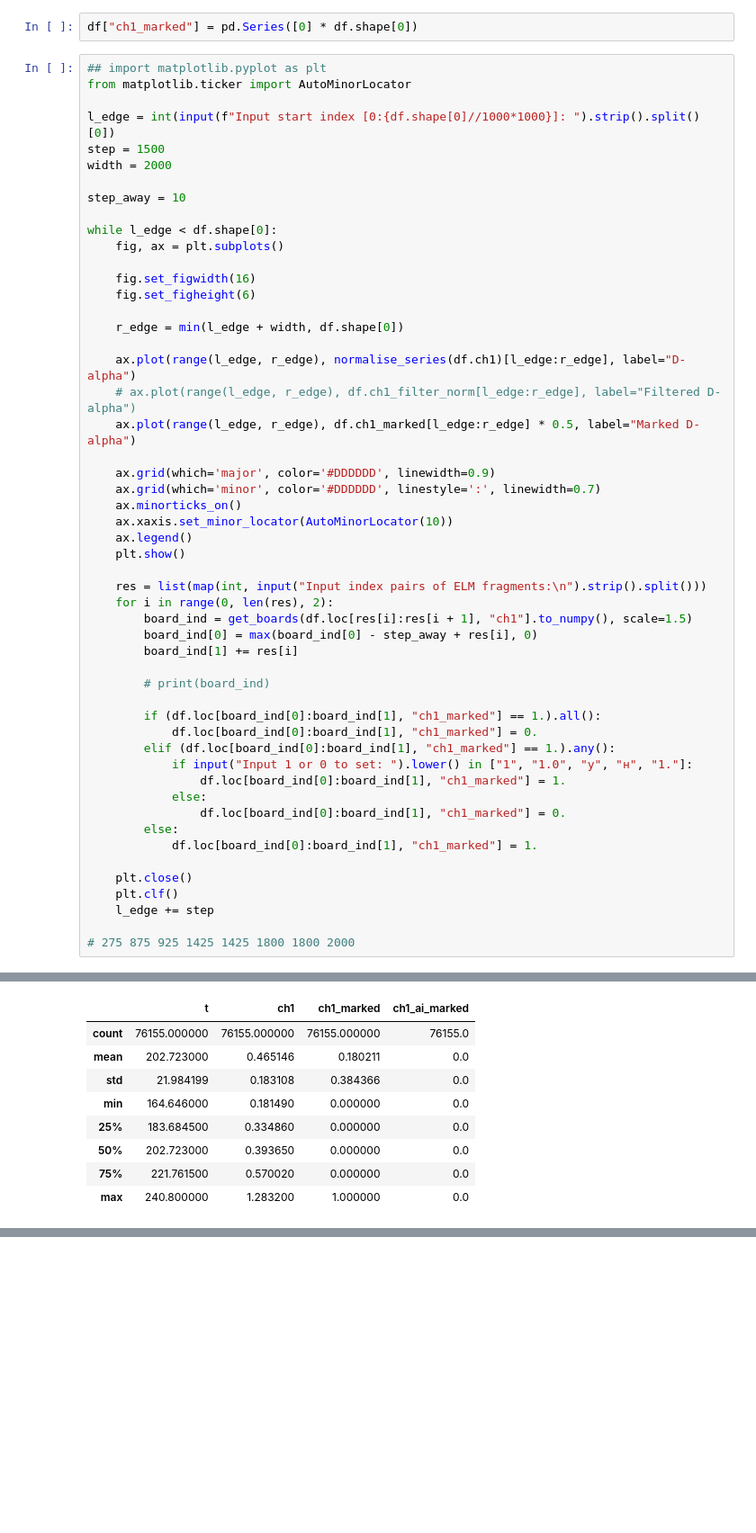
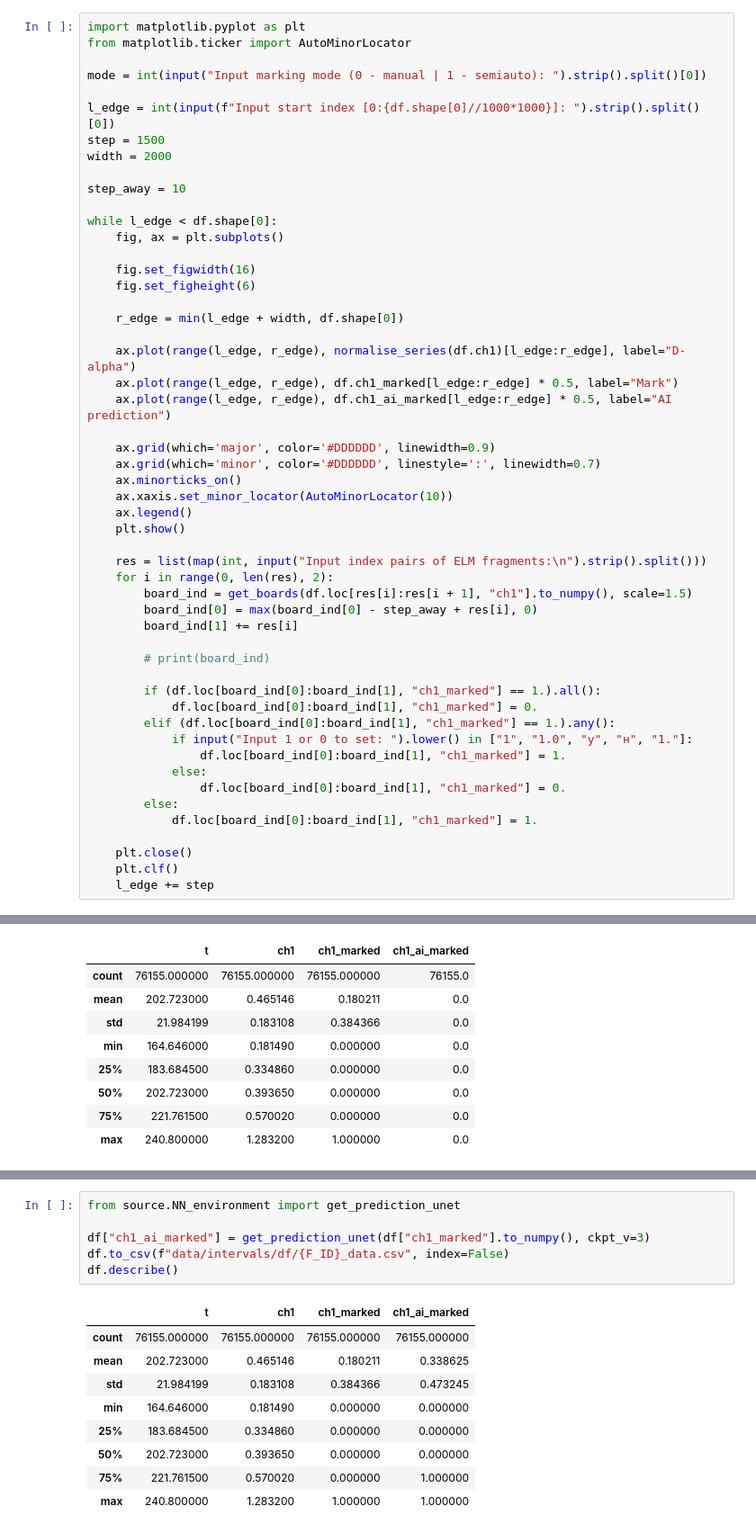
Before and after one commit to feodorrussia/D-alpha-instability-search, a Jupyter notebook: D-alpha marking.ipynb, the cells around one changed output, grey strips where cells are left out. Shown at 90% size. Drawn from its saved outputs; the diff is of its cells as text; blank space fills up the shorter version.

```diff
--- a/D-alpha marking.ipynb
+++ b/D-alpha marking.ipynb
@@ -35,11 +40,11 @@ def get_boards(data: np.array, scale=np.exp(1)):
     loc_max_ind = np.argmax(data)
     dist_ind = np.argsort(np.abs(data - data[loc_max_ind] / scale))
     return [dist_ind[dist_ind < loc_max_ind][0], dist_ind[dist_ind > loc_max_ind][0]]
-# %%
-df["ch1_marked"] = pd.Series([0] * df.shape[0])
 # %%
-## import matplotlib.pyplot as plt
+import matplotlib.pyplot as plt
 from matplotlib.ticker import AutoMinorLocator
+
+mode = int(input("Input marking mode (0 - manual | 1 - semiauto): ").strip().split()[0])
 
 l_edge = int(input(f"Input start index [0:{df.shape[0]//1000*1000}]: ").strip().split()[0])
 step = 1500
@@ -56,8 +61,8 @@ while l_edge < df.shape[0]:
     r_edge = min(l_edge + width, df.shape[0])
 
     ax.plot(range(l_edge, r_edge), normalise_series(df.ch1)[l_edge:r_edge], label="D-alpha")
-    # ax.plot(range(l_edge, r_edge), df.ch1_filter_norm[l_edge:r_edge], label="Filtered D-alpha")
-    ax.plot(range(l_edge, r_edge), df.ch1_marked[l_edge:r_edge] * 0.5, label="Marked D-alpha")
+    ax.plot(range(l_edge, r_edge), df.ch1_marked[l_edge:r_edge] * 0.5, label="Mark")
+    ax.plot(range(l_edge, r_edge), df.ch1_ai_marked[l_edge:r_edge] * 0.5, label="AI prediction")
 
     ax.grid(which='major', color='#DDDDDD', linewidth=0.9)
     ax.grid(which='minor', color='#DDDDDD', linestyle=':', linewidth=0.7)
@@ -87,8 +92,6 @@ while l_edge < df.shape[0]:
     plt.close()
     plt.clf()
     l_edge += step
-
-# 275 875 925 1425 1425 1800 1800 2000
 # %%
 df.to_csv(f"data/intervals/df/{F_ID}_data.csv", index=False)
 df.describe()
@@ -112,0 +120,16 @@ print(count)
+# %%
+from source.NN_environment import get_prediction_unet
+
+df["ch1_ai_marked"] = get_prediction_unet(df["ch1_marked"].to_numpy(), ckpt_v=3)
+df.to_csv(f"data/intervals/df/{F_ID}_data.csv", index=False)
+df.describe()
+# %% [output]
+|  | t | ch1 | ch1_marked | ch1_ai_marked |
+| count | 76155.000000 | 76155.000000 | 76155.000000 | 76155.000000 |
+| mean | 202.723000 | 0.465146 | 0.180211 | 0.338625 |
+| std | 21.984199 | 0.183108 | 0.384366 | 0.473245 |
+| min | 164.646000 | 0.181490 | 0.000000 | 0.000000 |
+| 25% | 183.684500 | 0.334860 | 0.000000 | 0.000000 |
+| 50% | 202.723000 | 0.393650 | 0.000000 | 0.000000 |
+| 75% | 221.761500 | 0.570020 | 0.000000 | 1.000000 |
+| max | 240.800000 | 1.283200 | 1.000000 | 1.000000 |
```
Also changed, not shown: parts of 4 cells of this notebook, 1 other file.
